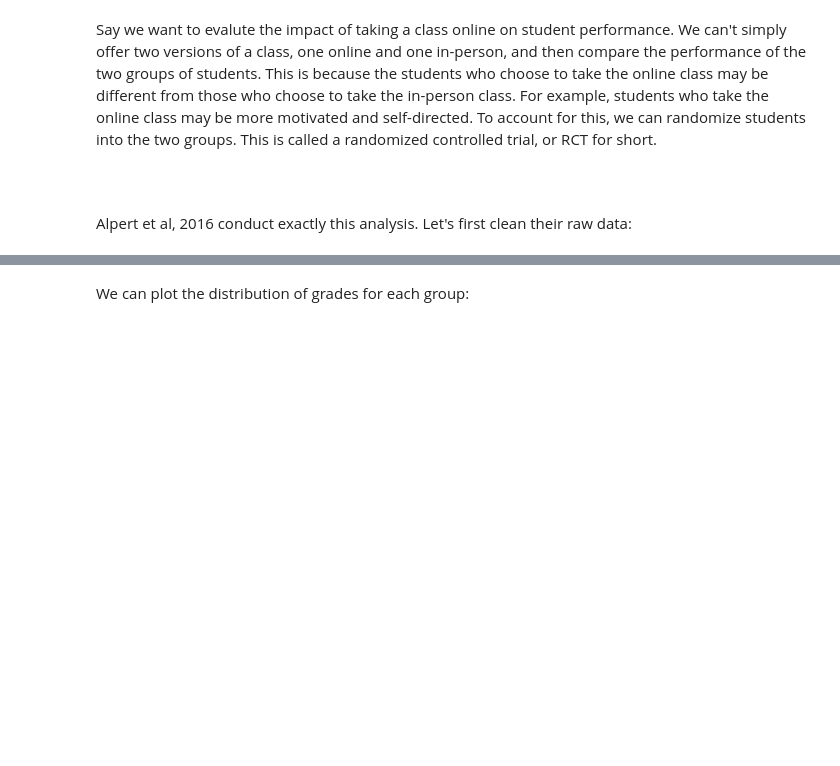
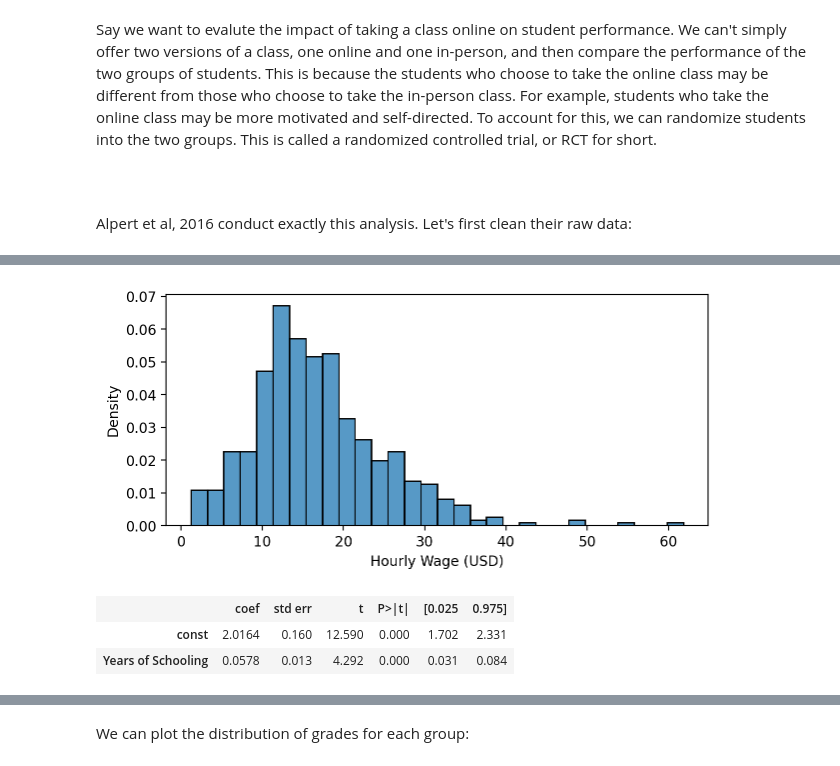
Before and after one commit to CAlamosV/econ, a Jupyter notebook: test.ipynb, the cells around one changed output, grey strips where cells are left out. Saved outputs shown, nothing was run; the diff lists cells and outputs as text; code cells hidden in the pictures; blank space fills up the shorter version.

```diff
--- a/test.ipynb
+++ b/test.ipynb
@@ -29,0 +377,24 @@ df = (
+# %%
+df = pd.read_csv("data/wage_education.csv")
+fig, ax = plt.subplots(figsize=(7, 3))
+sns.histplot(
+    data=df,
+    x="Hourly Wage (USD)",
+    stat="density",
+    bins=30,
+    ax=ax,
+)
+plt.show()
+# %% [output]
+[figure, added]
+# %%
+df = pd.read_csv("data/wage_education.csv")
+endog = np.log(df["Hourly Wage (USD)"])
+exog = sm.add_constant(df["Years of Schooling"])
+model = sm.OLS(endog, exog)
+results = model.fit()
+results.summary().tables[1]
+# %% [output]
+|  | coef | std err | t | P>|t| | [0.025 | 0.975] |
+| const | 2.0164 | 0.160 | 12.590 | 0.000 | 1.702 | 2.331 |
+| Years of Schooling | 0.0578 | 0.013 | 4.292 | 0.000 | 0.031 | 0.084 |
```
Also changed, not shown: parts of 41 cells of this notebook, 46 other files.
